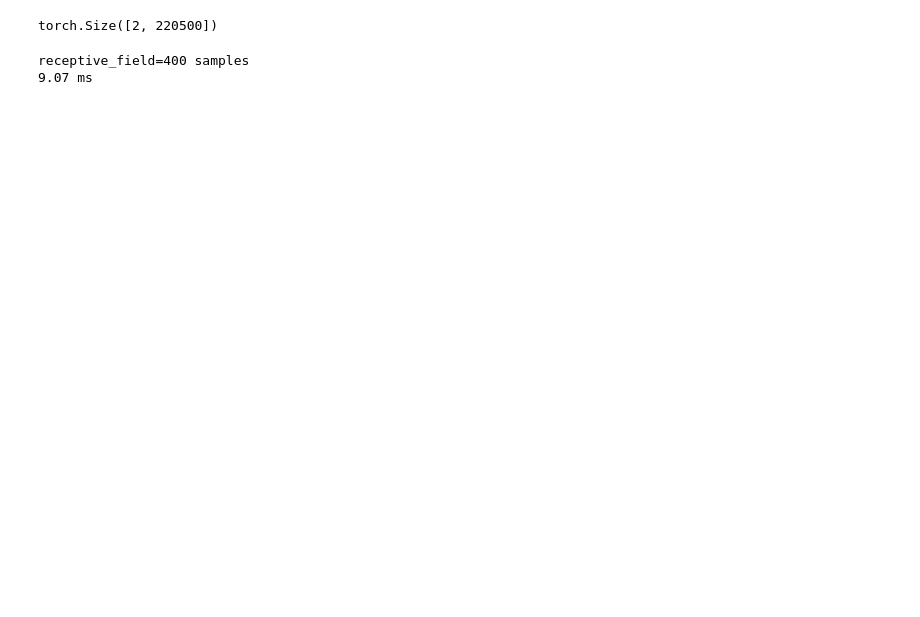
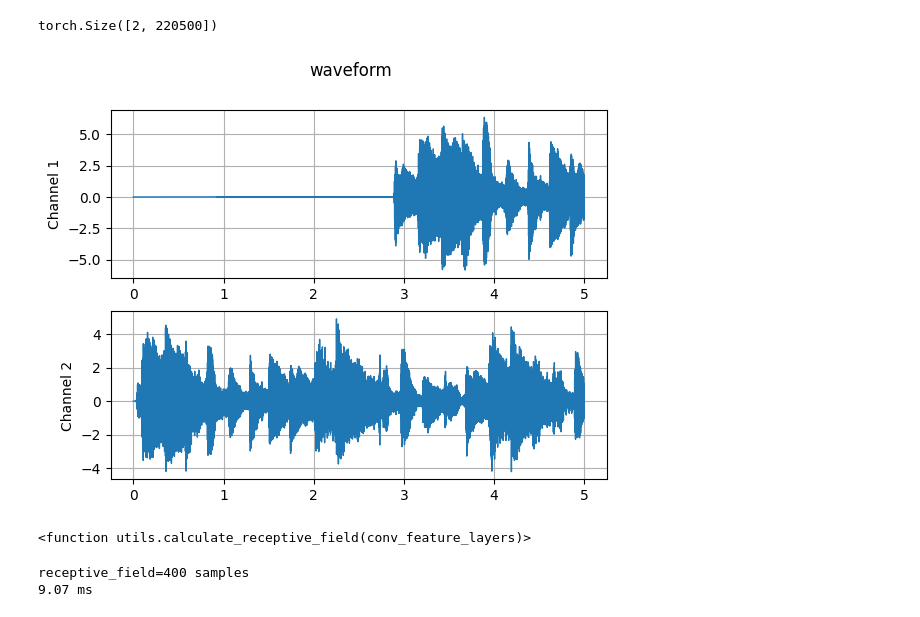
Before and after one commit to Luke-Chesley/song2vec, a Jupyter notebook: dev.ipynb, the cells around one changed output. Cells and saved outputs as stored; diff of their text form; code cells hidden in the pictures; blank space fills up the shorter version.

```diff
--- a/dev.ipynb
+++ b/dev.ipynb
@@ -27,7 +29,13 @@ x.shape
 # %% [output]
 torch.Size([2, 220500])
 # %%
-#plot_waveform(x, sample_rate)
+plot_waveform(x, sample_rate)
+# %% [output]
+[figure, added]
+# %%
+calculate_receptive_field
+# %% [output]
+<function utils.calculate_receptive_field(conv_feature_layers)>
 # %%
 dim = 512 # quadratic to number of params in conv... double dim quadruple params
 
```
Also changed, not shown: parts of 3 cells of this notebook, 7 other files.
